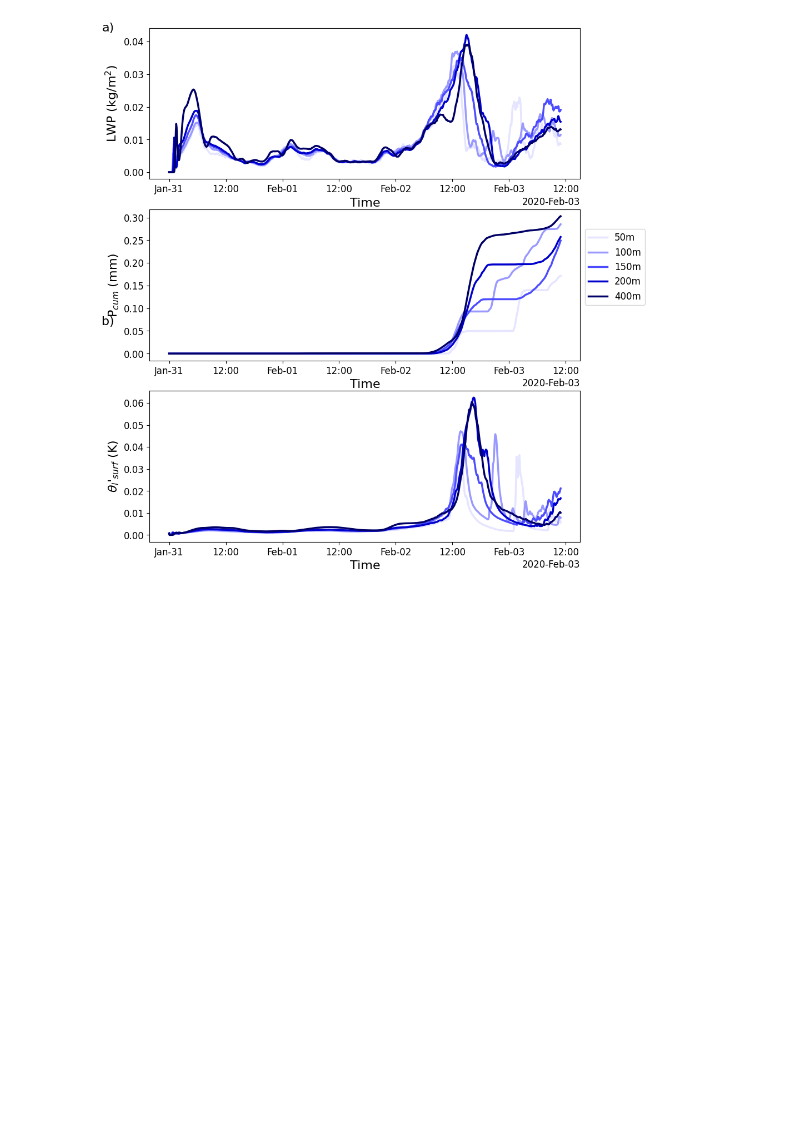
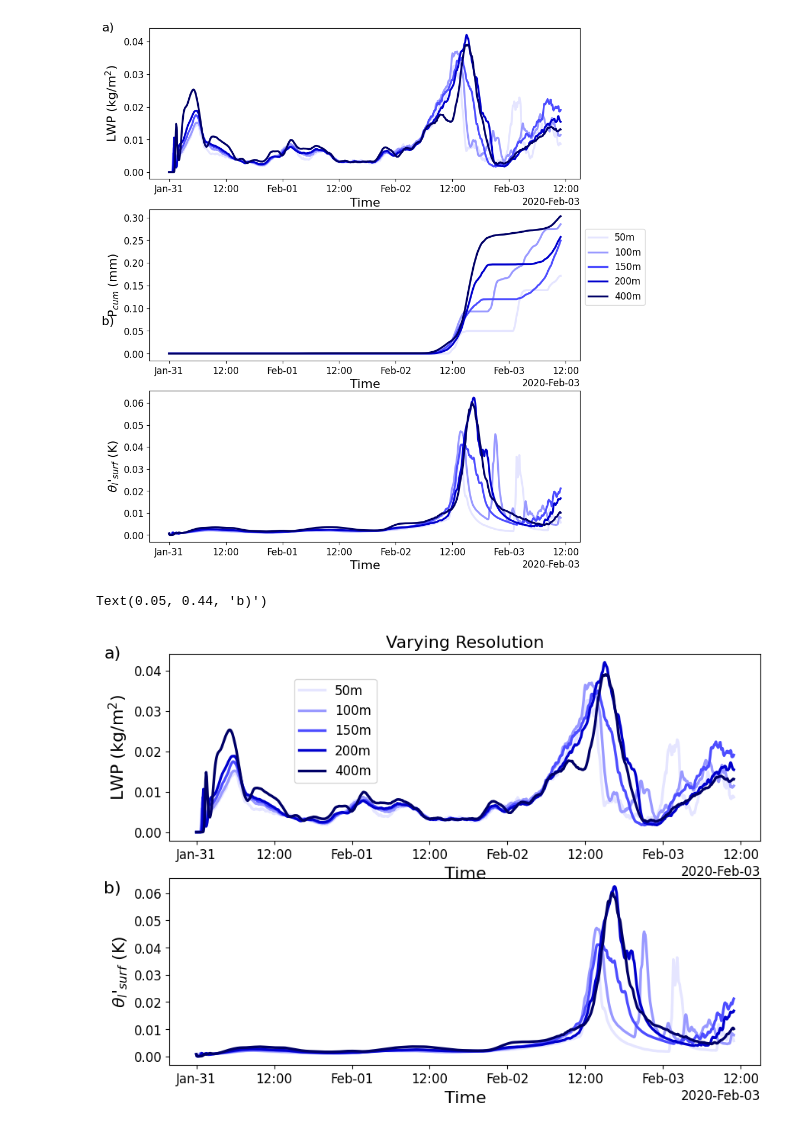
Before and after one commit to girishnigamanth/python_files, a Jupyter notebook: EUREC4A/resolution_differences_analysis.ipynb, the cells around one changed output. Cells and saved outputs as stored; diff of their text form; code cells hidden in the pictures; blank space fills up the shorter version.

```diff
--- a/EUREC4A/resolution_differences_analysis.ipynb
+++ b/EUREC4A/resolution_differences_analysis.ipynb
@@ -82,3 +82,57 @@ pl.figtext(0.05, 0.44, 'b)', ha='center', va='center', fontsize=16)
 # %% [output]
 Text(0.05, 0.44, 'b)')
 [figure]
+# %%
+def lighten_color(color, amount=0.5):
+    """
+    Lightens the given color by multiplying (1-luminosity) by the given amount.
+    Input can be matplotlib color string, hex string, or RGB tuple.
+
+    Examples:
+    >> lighten_color('g', 0.3)
+    >> lighten_color('#F034A3', 0.6)
+    >> lighten_color((.3,.55,.1), 0.5)
+    """
+    import matplotlib.colors as mc
+    import colorsys
+    try:
+        c = mc.cnames[color]
+    except:
+        c = color
+    c = colorsys.rgb_to_hls(*mc.to_rgb(c))
+    return colorsys.hls_to_rgb(c[0], 1 - amount * (1 - c[1]), c[2])
+
+
+fig, axs = pl.subplots(2, 1, figsize=(10, 7))
+pl.subplot(211)
+ds.ql_path.plot.line(color=lighten_color('b',0.1),lw=2.5,x='time',label=label1)
+ds2.ql_path.plot.line(color=lighten_color('b',0.4),lw=2.5,x='time',label=label2)
+ds3.ql_path.plot.line(color=lighten_color('b',0.7),lw=2.5,x='time',label=label3)
+ds4.ql_path.plot.line(color=lighten_color('b',1.2),lw=2.5,x='time',label=label4)
+ds5.ql_path.plot.line(color=lighten_color('b',1.6),lw=2.5,x='time',label=label5)
+pl.ylabel(r'LWP (kg/m$^{2}$)')
+pl.title('Varying Resolution')
+#pl.xticks([])
+#pl.xlabel('')
+#pl.show()
+
+#pl.show()
+#pl.xticks([])
+#pl.xlabel('')
+pl.subplot(212)
+ds.thl_2.isel(z=0).plot.line(color=lighten_color('b',0.1),lw=2.5,x='time',label=label1)
+ds2.thl_2.isel(z=0).plot.line(color=lighten_color('b',0.4),lw=2.5,x='time',label=label2)
+ds3.thl_2.isel(z=0).plot.line(color=lighten_color('b',0.7),lw=2.5,x='time',label=label3)
+ds4.thl_2.isel(z=0).plot.line(color=lighten_color('b',1.2),lw=2.5,x='time',label=label4)
+ds5.thl_2.isel(z=0).plot.line(color=lighten_color('b',1.6),lw=2.5,x='time',label=label5)
+pl.ylabel(r"$\theta_l$'$_{surf}$ (K)")
+pl.title('')
+
+pl.legend(loc='upper left',bbox_to_anchor=(0.2, 2.1))
+pl.figtext(0.05, 0.88, 'a)', ha='center', va='center', fontsize=16)
+pl.figtext(0.05, 0.44, 'b)', ha='center', va='center', fontsize=16)
+
+#pl.savefig('/users/PFS0220/graghuna/Flower_MIP_Paper/Plots/CDNC_Feb2nd.jpg',dpi=300, bbox_inches='tight')
+# %% [output]
+Text(0.05, 0.44, 'b)')
+[figure, added]
```
Also changed, not shown: 8 other files.
